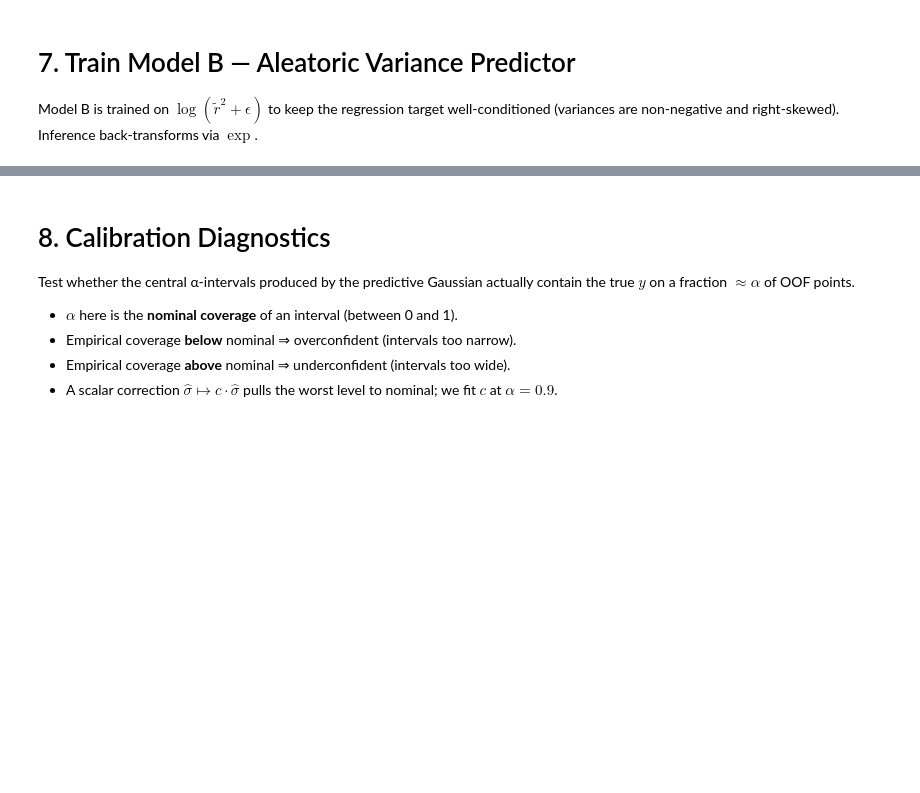
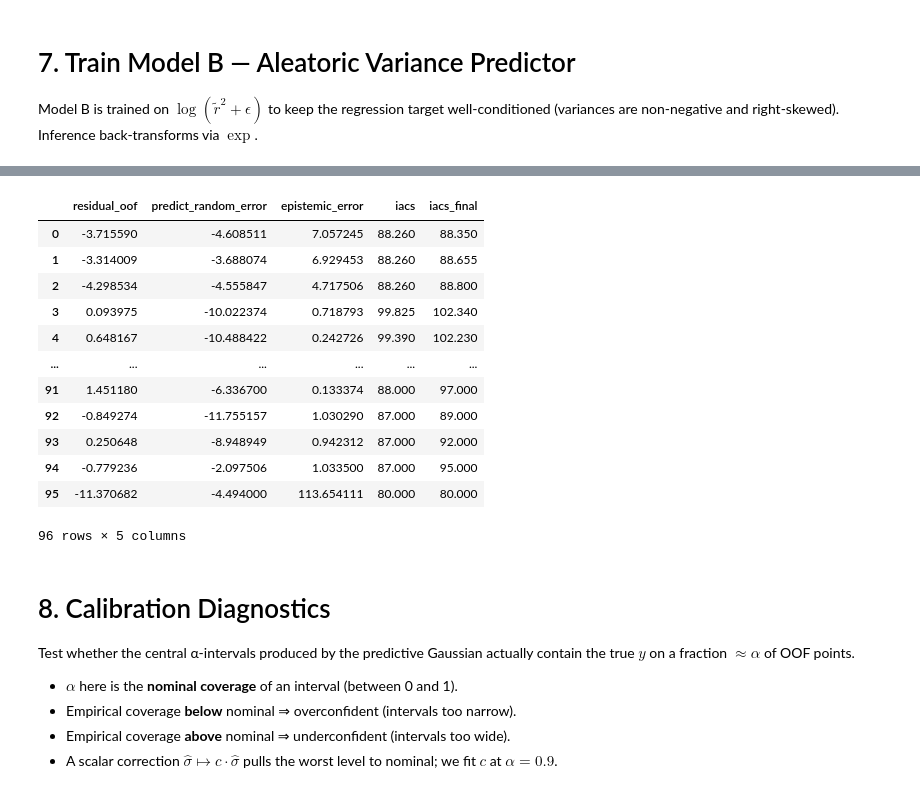
Before and after one commit to FelipeMFO-RM/uncertainty-aware-predictors, a Jupyter notebook: notebooks/modeling/annealing_iacs_fixed.ipynb, the cells around one changed output, grey strips where cells are left out. Cells and saved outputs as stored; diff of their text form; code cells hidden in the pictures; blank space fills up the shorter version.

```diff
--- a/notebooks/modeling/annealing_iacs_fixed.ipynb
+++ b/notebooks/modeling/annealing_iacs_fixed.ipynb
@@ -644,3 +664,26 @@ predictor_b.leaderboard(silent=True)
+# %%
+df_lado_a_lado = pd.DataFrame({
+    "residual_oof": residuals_oof,
+    "predict_random_error": predictor_b.predict_oof()  ,
+    "epistemic_error": sigma2_epist_oof,
+    "iacs": df["iacs"],
+    "iacs_final": df[TARGET]
+})
+df_lado_a_lado
+# %% [output]
+|  | residual_oof | predict_random_error | epistemic_error | iacs | iacs_final |
+| 0 | -3.715590 | -4.608511 | 7.057245 | 88.260 | 88.350 |
+| 1 | -3.314009 | -3.688074 | 6.929453 | 88.260 | 88.655 |
+| 2 | -4.298534 | -4.555847 | 4.717506 | 88.260 | 88.800 |
+| 3 | 0.093975 | -10.022374 | 0.718793 | 99.825 | 102.340 |
+| 4 | 0.648167 | -10.488422 | 0.242726 | 99.390 | 102.230 |
+| ... | ... | ... | ... | ... | ... |
+| 91 | 1.451180 | -6.336700 | 0.133374 | 88.000 | 97.000 |
+| 92 | -0.849274 | -11.755157 | 1.030290 | 87.000 | 89.000 |
+| 93 | 0.250648 | -8.948949 | 0.942312 | 87.000 | 92.000 |
+| 94 | -0.779236 | -2.097506 | 1.033500 | 87.000 | 95.000 |
+| 95 | -11.370682 | -4.494000 | 113.654111 | 80.000 | 80.000 |
+96 rows × 5 columns
 # %% [markdown]
 # 8. Calibration Diagnostics
 
```
Also changed, not shown: parts of 24 cells of this notebook, 2 other files.
